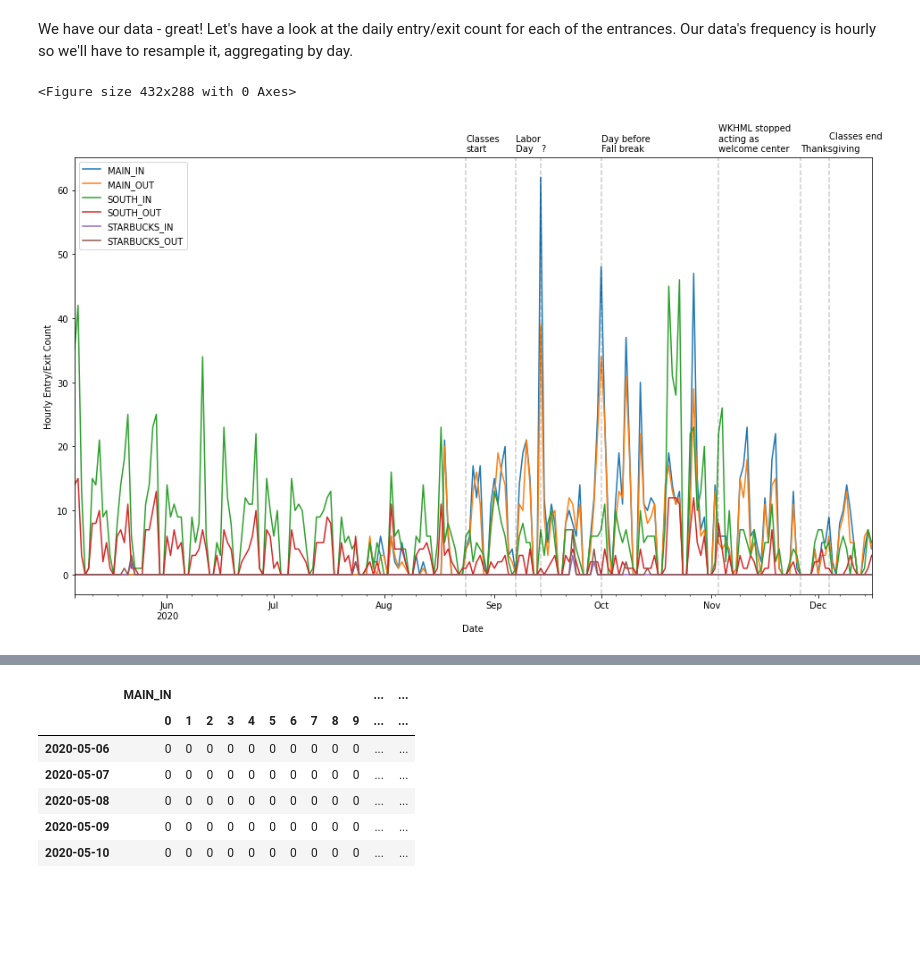
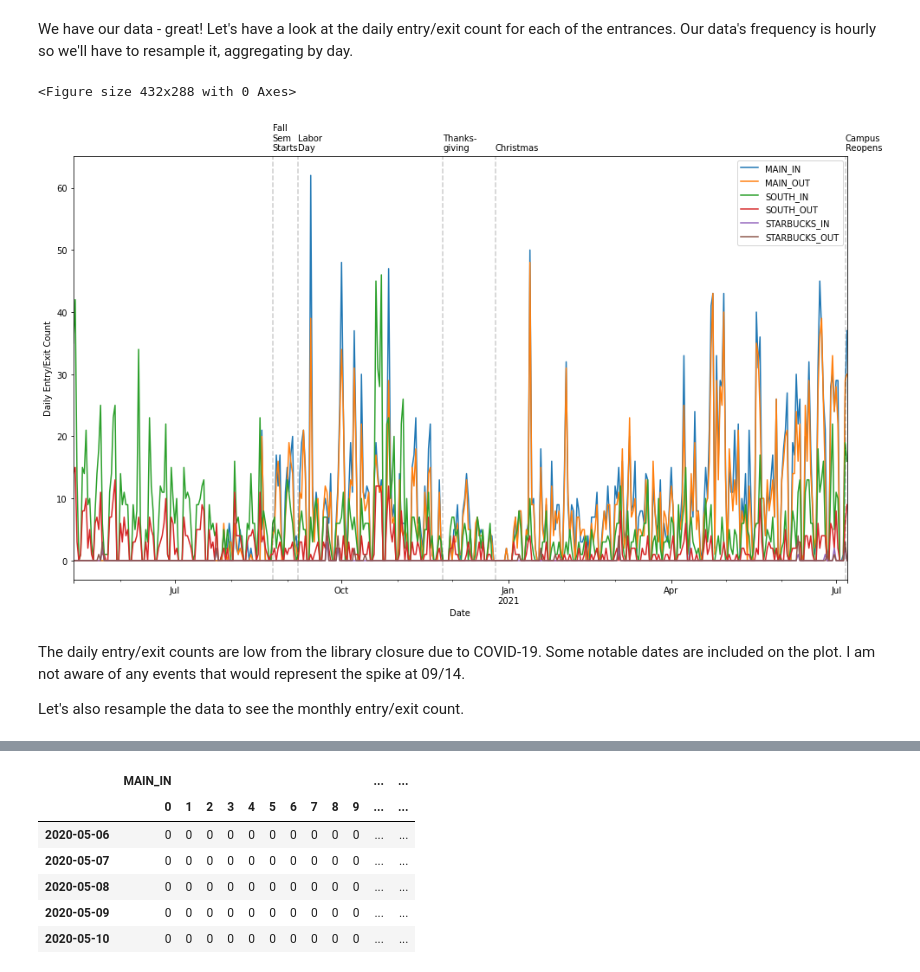
Before and after one commit to kadri-nizam/uop-lib-people-counter, a Jupyter notebook: Extract Data.ipynb, the cells around one changed output, grey strips where cells are left out. Saved outputs shown, nothing was run; the diff lists cells and outputs as text; code cells hidden in the pictures; blank space fills up the shorter version.

```diff
--- a/Extract Data.ipynb
+++ b/Extract Data.ipynb
@@ -33,7 +33,6 @@ def import_data(report_files_path):
             ]
 
             camera = str.upper(file.parent.stem)
-
             data[camera] += file_data
 
     return data
@@ -42,7 +41,7 @@ def sanitize_data(data):
     for camera in data:
         # Expand the series, currently delimited by commas, into a dataframe
         # then sort it so it is chronologically ascending
-        data[camera] = pd.Series(data[camera]).str.split(',', expand = True).sort_values(0)
+        data[camera] = pd.Series(data[camera]).str.split(',', expand = True)
 
         # Data is originally string type. Convert to int type to do math later
         data[camera][1] = data[camera][1].astype(int)
@@ -57,8 +56,7 @@ def sanitize_data(data):
 
     # Change index from string to datetime object so we can use pivot tables later
     data.index = pd.to_datetime(data.index)
-
-    return data
+    return data.sort_index()
 # %% [markdown]
 And now we import the data, and have a look at the first ten rows to see what we're dealing with.
 # %%
@@ -88,27 +86,25 @@ We have our data - great! Let's have a look at the daily entry/exit count for ea
 # %%
 plt.figure()
 data.resample('D').sum().plot(figsize = (16, 9))
 plt.xlabel('Date')
-plt.ylabel('Hourly Entry/Exit Count')
+plt.ylabel('Daily Entry/Exit Count')
 
 notable_dates = [dt.date(2020, 8, 24), dt.date(2020, 9, 7),
-                 dt.date(2020, 9, 14), dt.date(2020, 10, 1),
-                 dt.date(2020, 11, 3), dt.date(2020, 11, 26),
-                 dt.date(2020, 12, 4)
+                 dt.date(2020, 11, 26), dt.date(2020, 12, 25), dt.date(2021, 7, 6)
                 ]
 
-reason = ['Classes\nstart', 'Labor\nDay',
-          '?', 'Day before\nFall break',
-          'WKHML stopped\nacting as\nwelcome center', 'Thanksgiving',
-          'Classes end'
+reason = ['Fall\nSem\nStarts', 'Labor\nDay',
+          'Thanks-\ngiving', 'Christmas', 'Campus\nReopens'
          ]
 
 t = []
 for d, r in zip(notable_dates, reason):
     plt.axvline(x = d, color = 'k', linestyle = 'dashed', alpha = 0.2)
     t.append(plt.text(d, 66, r))
-
-t[-1].set_position((d, 68))
 # %% [output]
 <Figure size 432x288 with 0 Axes>
-[figure, old version]
+[figure, new version]
+# %% [markdown]
+The daily entry/exit counts are low from the library closure due to COVID-19. Some notable dates are included on the plot. I am not aware of any events that would represent the spike at 09/14.
+
+Let's also resample the data to see the monthly entry/exit count.
```
Also changed, not shown: parts of 39 cells of this notebook, 6 other files.
